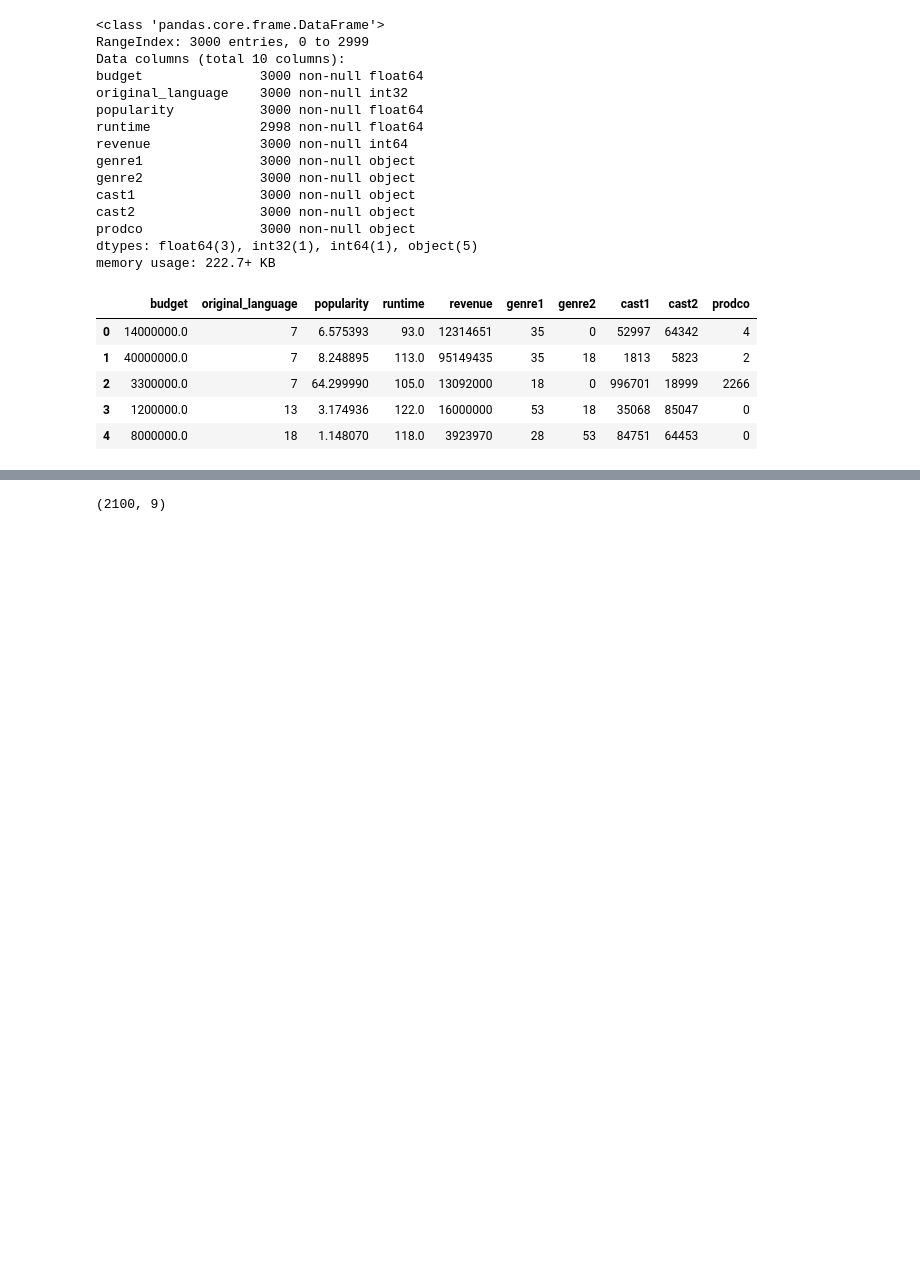
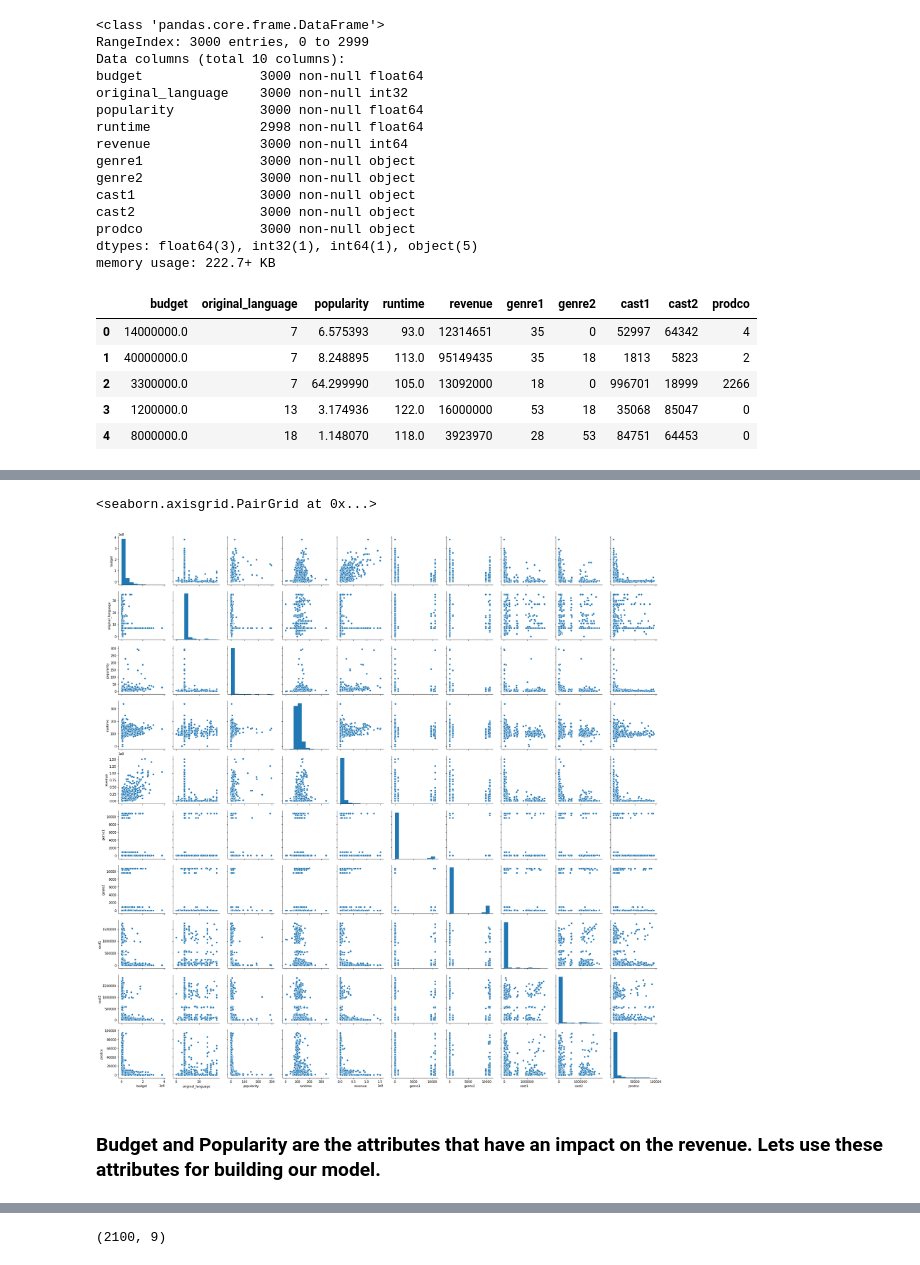
Before and after one commit to smitaezhava/Solved, a Jupyter notebook: TMDB_Third.ipynb, the cells around one changed output, grey strips where cells are left out. Saved outputs shown, nothing was run; the diff lists cells and outputs as text; code cells hidden in the pictures; blank space fills up the shorter version.

```diff
--- a/TMDB_Third.ipynb
+++ b/TMDB_Third.ipynb
@@ -550,3 +585,10 @@ movies_fin=movies_fin.fillna(0)
+# %%
+sns.pairplot(movies_fin)
+# %% [output]
+<seaborn.axisgrid.PairGrid at 0x...>
+[figure, added]
+# %% [markdown]
+### Budget and Popularity are the attributes that have an impact on the revenue. Lets use these attributes for building our model.
 # %%
 y_train=movies_fin.pop('revenue')
 X_train=movies_fin
```
Also changed, not shown: parts of 37 cells of this notebook.
